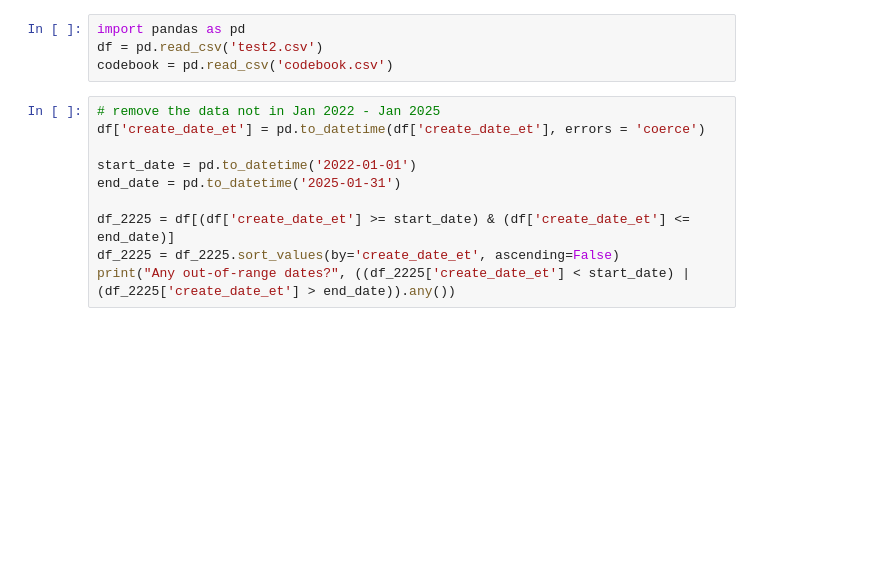
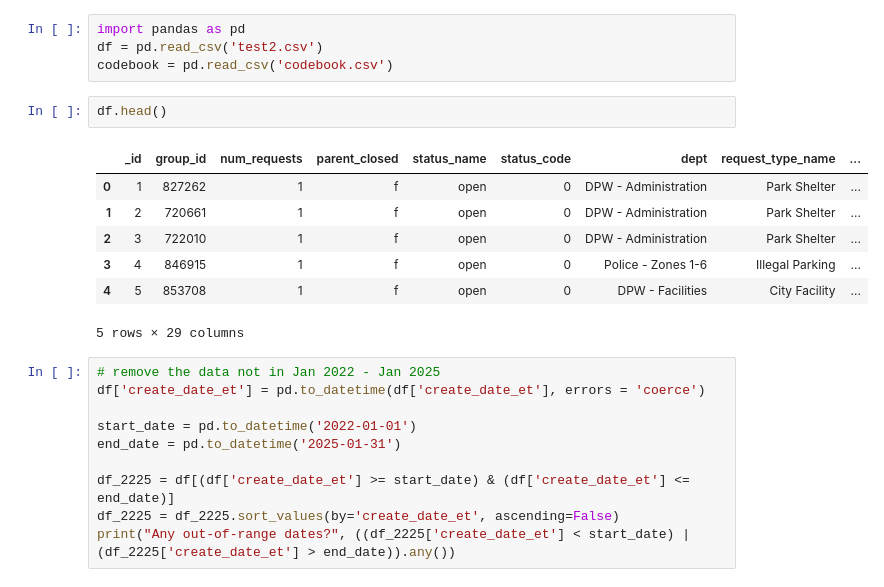
Before and after one commit to cbagsics/MLT01, a Jupyter notebook: Data Cleaning.ipynb, the cells around one changed output. Saved outputs shown, nothing was run; the diff lists cells and outputs as text; blank space fills up the shorter version.

```diff
--- a/Data Cleaning.ipynb
+++ b/Data Cleaning.ipynb
@@ -2,6 +2,16 @@
 import pandas as pd
 df = pd.read_csv('test2.csv')
 codebook = pd.read_csv('codebook.csv')
+# %%
+df.head()
+# %% [output]
+|  | _id | group_id | num_requests | parent_closed | status_name | status_code | dept | request_type_name | ... |
+| 0 | 1 | 827262 | 1 | f | open | 0 | DPW - Administration | Park Shelter | ... |
+| 1 | 2 | 720661 | 1 | f | open | 0 | DPW - Administration | Park Shelter | ... |
+| 2 | 3 | 722010 | 1 | f | open | 0 | DPW - Administration | Park Shelter | ... |
+| 3 | 4 | 846915 | 1 | f | open | 0 | Police - Zones 1-6 | Illegal Parking | ... |
+| 4 | 5 | 853708 | 1 | f | open | 0 | DPW - Facilities | City Facility | ... |
+5 rows × 29 columns
 # %%
 # remove the data not in Jan 2022 - Jan 2025
 df['create_date_et'] = pd.to_datetime(df['create_date_et'], errors = 'coerce')
```
Also changed, not shown: parts of 1 cell of this notebook, 1 other file.
